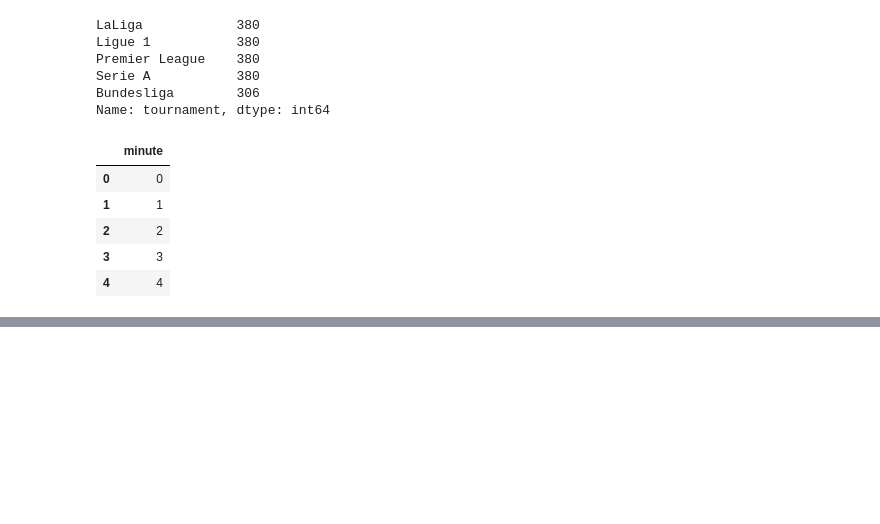
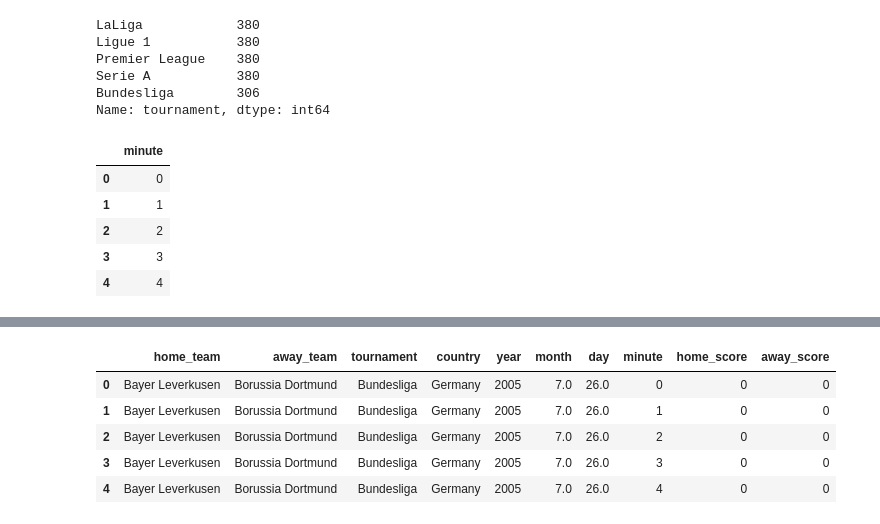
Before and after one commit to MandarParkar/DBA-Project, a Jupyter notebook: Historical Data Creation.ipynb, the cells around one changed output, grey strips where cells are left out. Saved outputs shown, nothing was run; the diff lists cells and outputs as text; code cells hidden in the pictures; blank space fills up the shorter version.

```diff
--- a/Historical Data Creation.ipynb
+++ b/Historical Data Creation.ipynb
@@ -261,0 +268,10 @@ df_cross.to_csv('.')
+# %%
+df = pd.read_csv('./data/scores_output.csv')
+df.head()
+# %% [output]
+|  | home_team | away_team | tournament | country | year | month | day | minute | home_score | away_score |
+| 0 | Bayer Leverkusen | Borussia Dortmund | Bundesliga | Germany | 2005 | 7.0 | 26.0 | 0 | 0 | 0 |
+| 1 | Bayer Leverkusen | Borussia Dortmund | Bundesliga | Germany | 2005 | 7.0 | 26.0 | 1 | 0 | 0 |
+| 2 | Bayer Leverkusen | Borussia Dortmund | Bundesliga | Germany | 2005 | 7.0 | 26.0 | 2 | 0 | 0 |
+| 3 | Bayer Leverkusen | Borussia Dortmund | Bundesliga | Germany | 2005 | 7.0 | 26.0 | 3 | 0 | 0 |
+| 4 | Bayer Leverkusen | Borussia Dortmund | Bundesliga | Germany | 2005 | 7.0 | 26.0 | 4 | 0 | 0 |
```
Also changed, not shown: parts of 21 cells of this notebook, 2 other files.
